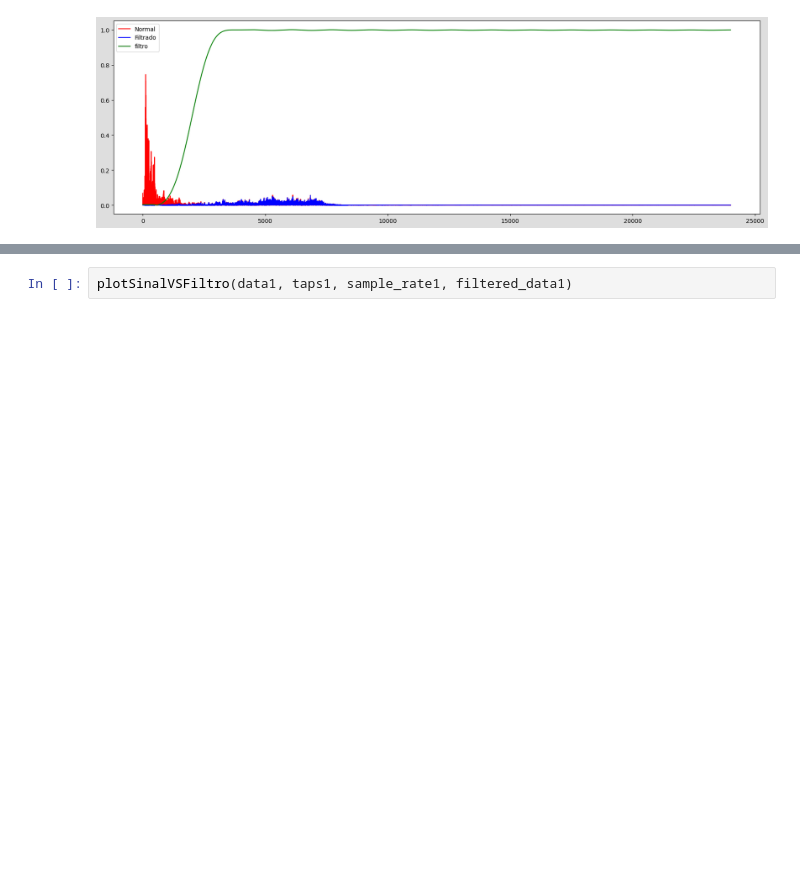
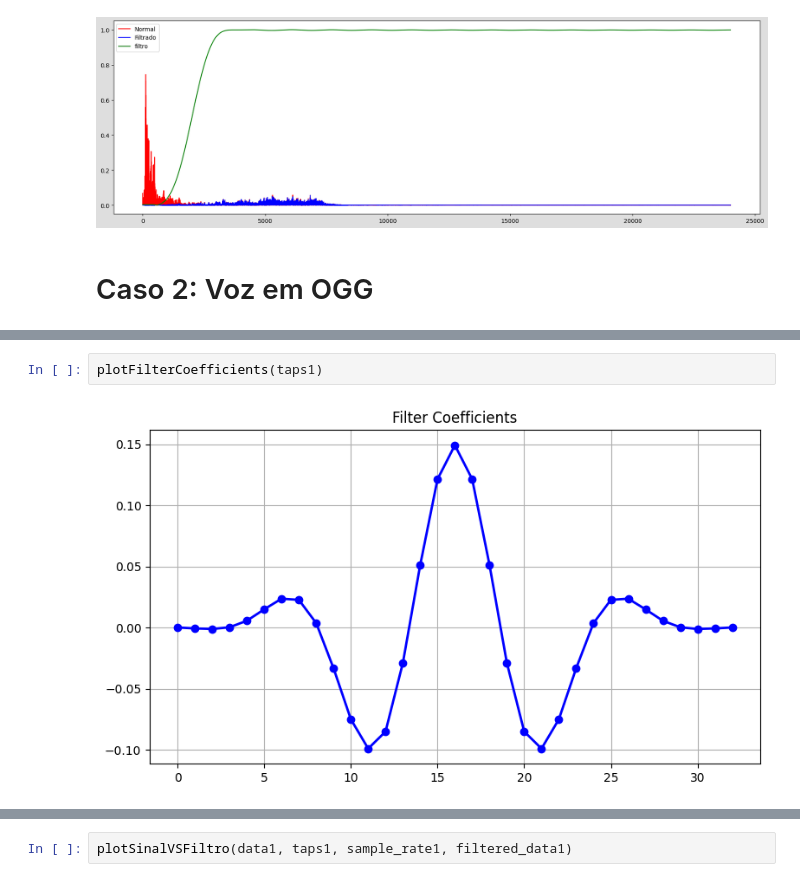
Before and after one commit to rodrigotriboni1/EININD10_filtro_digital_FIR, a Jupyter notebook: python/02_filtroDigitalArduino.ipynb, the cells around one changed output, grey strips where cells are left out. Drawn from its saved outputs; the diff is of its cells as text; blank space fills up the shorter version.

```diff
--- a/python/02_filtroDigitalArduino.ipynb
+++ b/python/02_filtroDigitalArduino.ipynb
@@ -135,6 +137,8 @@ plotFrequencyResponse(sample_rate0, taps0, 400, 1400, 3000, 8000)
 plotSinalVSFiltro(data0, taps0, sample_rate0, filtered_data0)
 # %% [output]
 [figure]
+# %% [markdown]
+# Caso 2: Voz em OGG
 # %%
 data1, sample_rate1 = sf.read(io.BytesIO(urlopen("http://www.w3schools.com/html/horse.ogg").read()))
 Audio(data1[:,0], rate=sample_rate1)
@@ -146,3 +150,7 @@ filtered_data1 = lfilter(taps1, 1.0, data1[:,0])
 Audio(filtered_data1, rate=sample_rate1)
 # %% [output]
 [interactive output not drawn]
+# %%
+plotFilterCoefficients(taps1)
+# %% [output]
+[figure, added]
```
Also changed, not shown: parts of 5 cells of this notebook.
